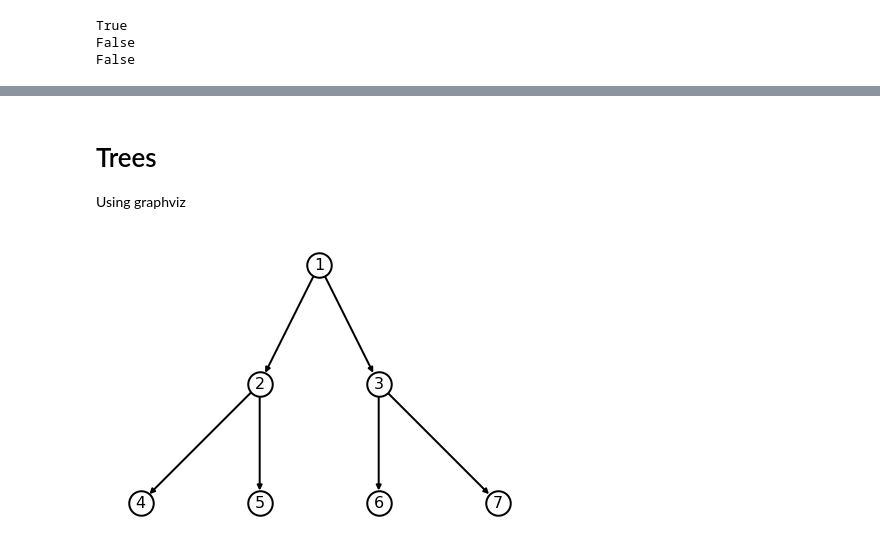
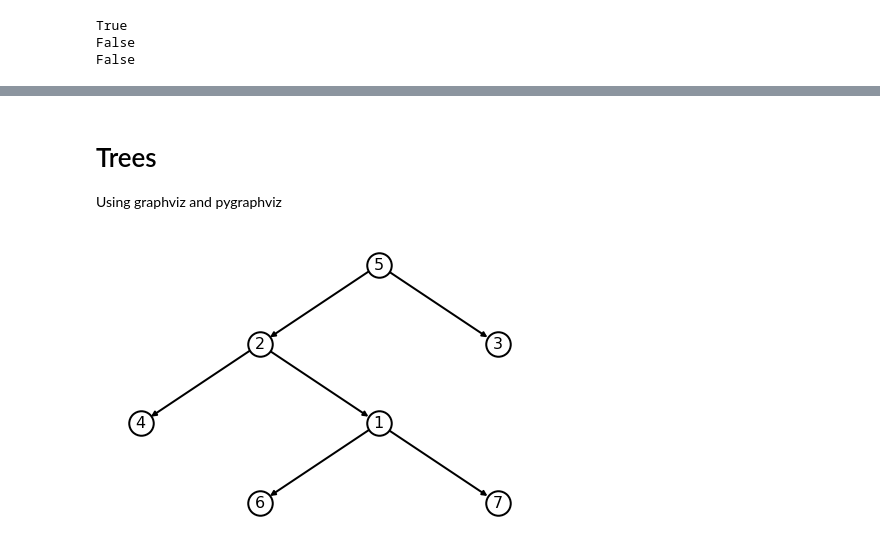
Before and after one commit to SteveR-Ncl/maths-colab-notebooks, a Jupyter notebook: Maths_graphs.ipynb, the cells around one changed output, grey strips where cells are left out. Drawn from its saved outputs; the diff is of its cells as text; code cells hidden in the pictures.

```diff
--- a/Maths_graphs.ipynb
+++ b/Maths_graphs.ipynb
@@ -159,4 +173,4 @@ False
 # %% [markdown]
 # Trees
 
-Using graphviz
+Using graphviz and pygraphviz
@@ -163,8 +181,8 @@ Using graphviz
 # %%
 from networkx.drawing.nx_agraph import graphviz_layout
 G = nx.DiGraph()
-G.add_edges_from([(1,2),(1,3),(2,4),(2,5),(3,6),(3,7)])
+G.add_edges_from([(5,2),(5,3),(2,4),(2,1),(1,6),(1,7)])
 pos = graphviz_layout(G,prog='dot')
 nx.draw(G, pos=pos, with_labels=True, **options)
 # %% [output]
-[figure, old version]
+[figure, new version]
```
Also changed, not shown: parts of 16 cells of this notebook.
